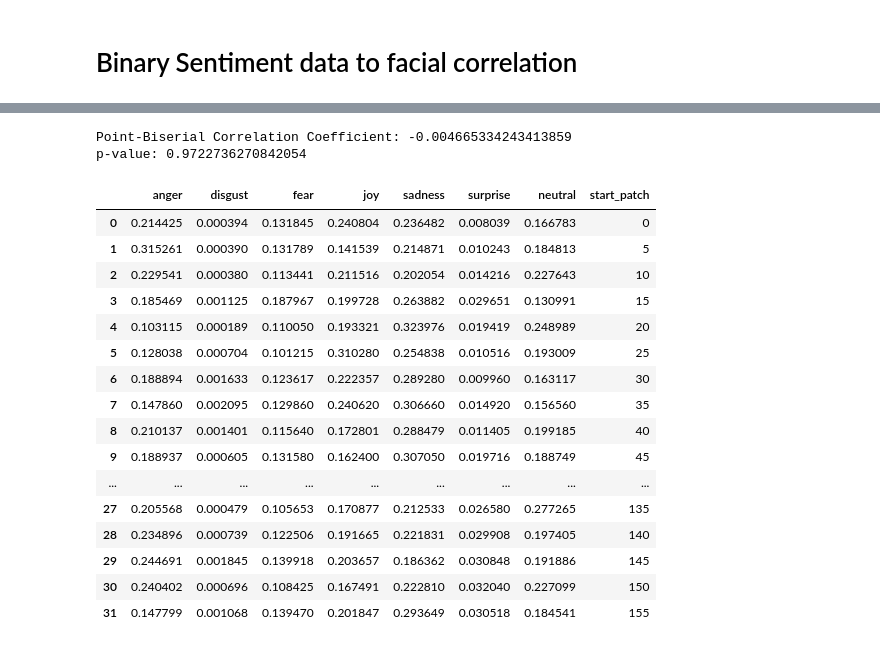
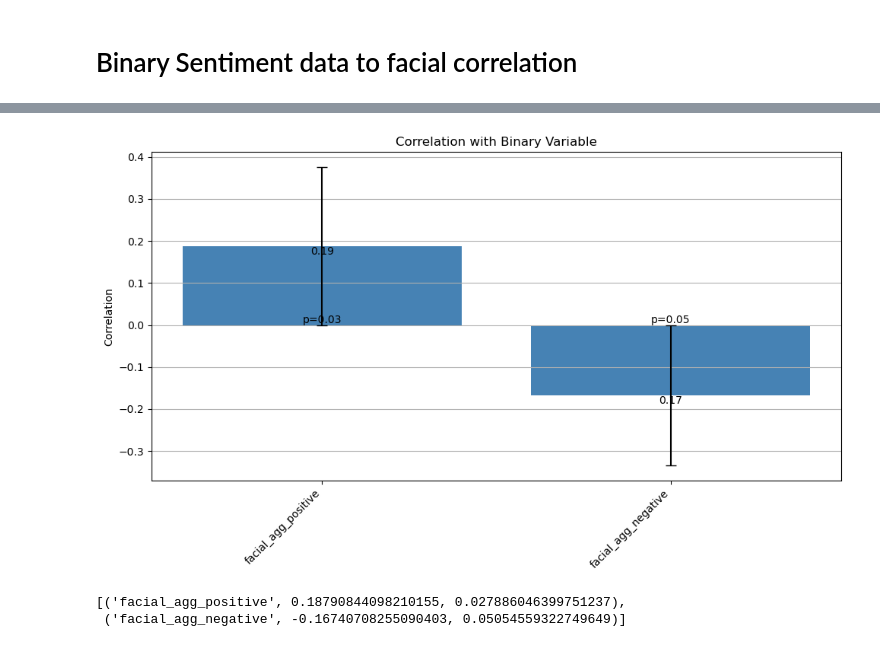
Before and after one commit to RavenRudi/coin_jazz, a Jupyter notebook: notebooks/rq2_correlations.ipynb, the cells around one changed output, grey strips where cells are left out. Cells and saved outputs as stored; diff of their text form; code cells hidden in the pictures.

```diff
--- a/notebooks/rq2_correlations.ipynb
+++ b/notebooks/rq2_correlations.ipynb
@@ -145,35 +259,11 @@ df_vocals_morning_intervals
 # %%
-df_vocals_morning_intervals_cleaned = df_vocals_morning_intervals.drop(['segment_id', 'start', 'end', 'negative'], axis=1)
-df_vocals_morning_intervals_cleaned=df_vocals_morning_intervals_cleaned.dropna(axis=0)
-df_vocals_morning_intervals_cleaned
-df_vocals_morning_intervals_cleaned['facial_agg_positive'] = df_vocals_morning_intervals_cleaned[['facial_neutral', 'facial_surprise','facial_joy']].mean(axis=1)
-df_vocals_morning_intervals_cleaned['facial_agg_negative'] = df_vocals_morning_intervals_cleaned[['facial_anger', 'facial_disgust','facial_fear', 'facial_sadness']].mean(axis=1)
+df_merged_cleaned = df_merged.drop(['segment_id', 'start', 'end', 'negative'], axis=1)
+df_merged_cleaned=df_merged_cleaned.dropna(axis=0)
+df_merged_cleaned
+df_merged_cleaned['facial_agg_positive'] = df_merged_cleaned[['facial_surprise','facial_joy']].mean(axis=1)
+df_merged_cleaned['facial_agg_negative'] = df_merged_cleaned[['facial_anger', 'facial_disgust','facial_fear', 'facial_sadness']].mean(axis=1)
+get_correlations_with_binary(df_merged_cleaned, 'positive', ['facial_agg_positive','facial_agg_negative'])
+# %% [output]
+[figure, added]
+[('facial_agg_positive', 0.18790844098210155, 0.027886046399751237),
+ ('facial_agg_negative', -0.16740708255090403, 0.05054559322749649)]
-# %%
-correlation_coefficient, p_value = pointbiserialr(df_vocals_morning_intervals_cleaned['positive'], df_vocals_morning_intervals_cleaned['facial_neutral'])
-
-print("Point-Biserial Correlation Coefficient:", correlation_coefficient)
-print("p-value:", p_value)
-# %% [output]
-Point-Biserial Correlation Coefficient: -0.004665334243413859
-p-value: 0.9722736270842054
-# %%
-df_fer = pd.read_csv('../data/FER_Output/processed/Cuban_vocals_morning.csv', index_col=0)
-df_fer
-# %% [output]
-|  | anger | disgust | fear | joy | sadness | surprise | neutral | start_patch |
-| 0 | 0.214425 | 0.000394 | 0.131845 | 0.240804 | 0.236482 | 0.008039 | 0.166783 | 0 |
-| 1 | 0.315261 | 0.000390 | 0.131789 | 0.141539 | 0.214871 | 0.010243 | 0.184813 | 5 |
-| 2 | 0.229541 | 0.000380 | 0.113441 | 0.211516 | 0.202054 | 0.014216 | 0.227643 | 10 |
-| 3 | 0.185469 | 0.001125 | 0.187967 | 0.199728 | 0.263882 | 0.029651 | 0.130991 | 15 |
-| 4 | 0.103115 | 0.000189 | 0.110050 | 0.193321 | 0.323976 | 0.019419 | 0.248989 | 20 |
-| 5 | 0.128038 | 0.000704 | 0.101215 | 0.310280 | 0.254838 | 0.010516 | 0.193009 | 25 |
-| 6 | 0.188894 | 0.001633 | 0.123617 | 0.222357 | 0.289280 | 0.009960 | 0.163117 | 30 |
-| 7 | 0.147860 | 0.002095 | 0.129860 | 0.240620 | 0.306660 | 0.014920 | 0.156560 | 35 |
-| 8 | 0.210137 | 0.001401 | 0.115640 | 0.172801 | 0.288479 | 0.011405 | 0.199185 | 40 |
-| 9 | 0.188937 | 0.000605 | 0.131580 | 0.162400 | 0.307050 | 0.019716 | 0.188749 | 45 |
-| ... | ... | ... | ... | ... | ... | ... | ... | ... |
-| 27 | 0.205568 | 0.000479 | 0.105653 | 0.170877 | 0.212533 | 0.026580 | 0.277265 | 135 |
-| 28 | 0.234896 | 0.000739 | 0.122506 | 0.191665 | 0.221831 | 0.029908 | 0.197405 | 140 |
-| 29 | 0.244691 | 0.001845 | 0.139918 | 0.203657 | 0.186362 | 0.030848 | 0.191886 | 145 |
-| 30 | 0.240402 | 0.000696 | 0.108425 | 0.167491 | 0.222810 | 0.032040 | 0.227099 | 150 |
-| 31 | 0.147799 | 0.001068 | 0.139470 | 0.201847 | 0.293649 | 0.030518 | 0.184541 | 155 |
```
Also changed, not shown: parts of 22 cells of this notebook, 22 other files.
